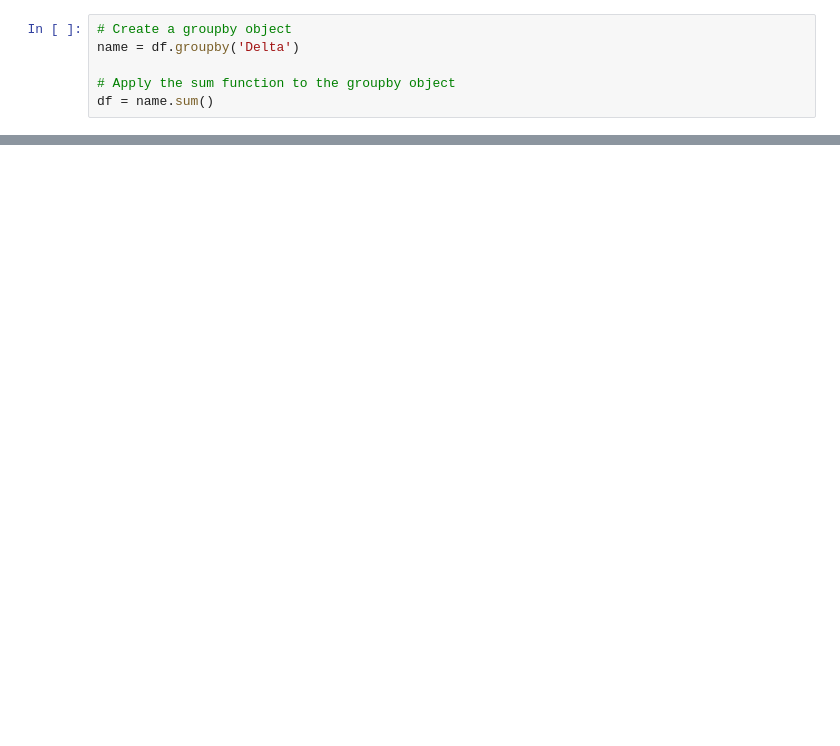
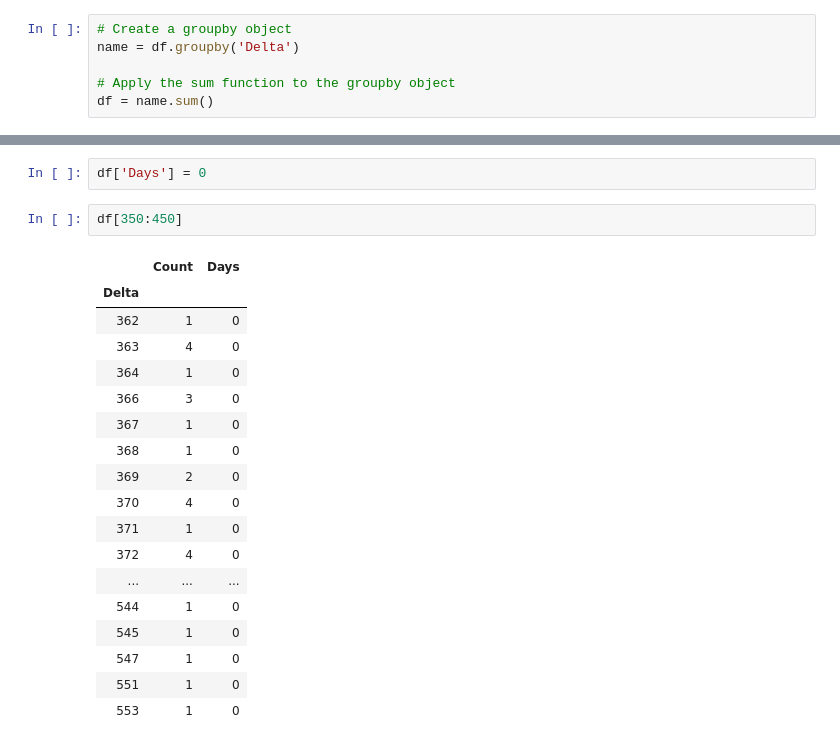
Before and after one commit to sergeqwe/parser_mmgp, a Jupyter notebook: test.ipynb, the cells around one changed output, grey strips where cells are left out. Drawn from its saved outputs; the diff is of its cells as text; blank space fills up the shorter version.

```diff
--- a/test.ipynb
+++ b/test.ipynb
@@ -77,0 +106,23 @@ df[:365].plot(kind='bar', figsize=(70, 10))
+# %%
+df['Days'] = 0
+# %%
+df[350:450]
+# %% [output]
+|  | Count | Days |
+| Delta |  |  |
+| 362 | 1 | 0 |
+| 363 | 4 | 0 |
+| 364 | 1 | 0 |
+| 366 | 3 | 0 |
+| 367 | 1 | 0 |
+| 368 | 1 | 0 |
+| 369 | 2 | 0 |
+| 370 | 4 | 0 |
+| 371 | 1 | 0 |
+| 372 | 4 | 0 |
+| ... | ... | ... |
+| 544 | 1 | 0 |
+| 545 | 1 | 0 |
+| 547 | 1 | 0 |
+| 551 | 1 | 0 |
+| 553 | 1 | 0 |
```
Also changed, not shown: parts of 14 cells of this notebook, 1 other file.
